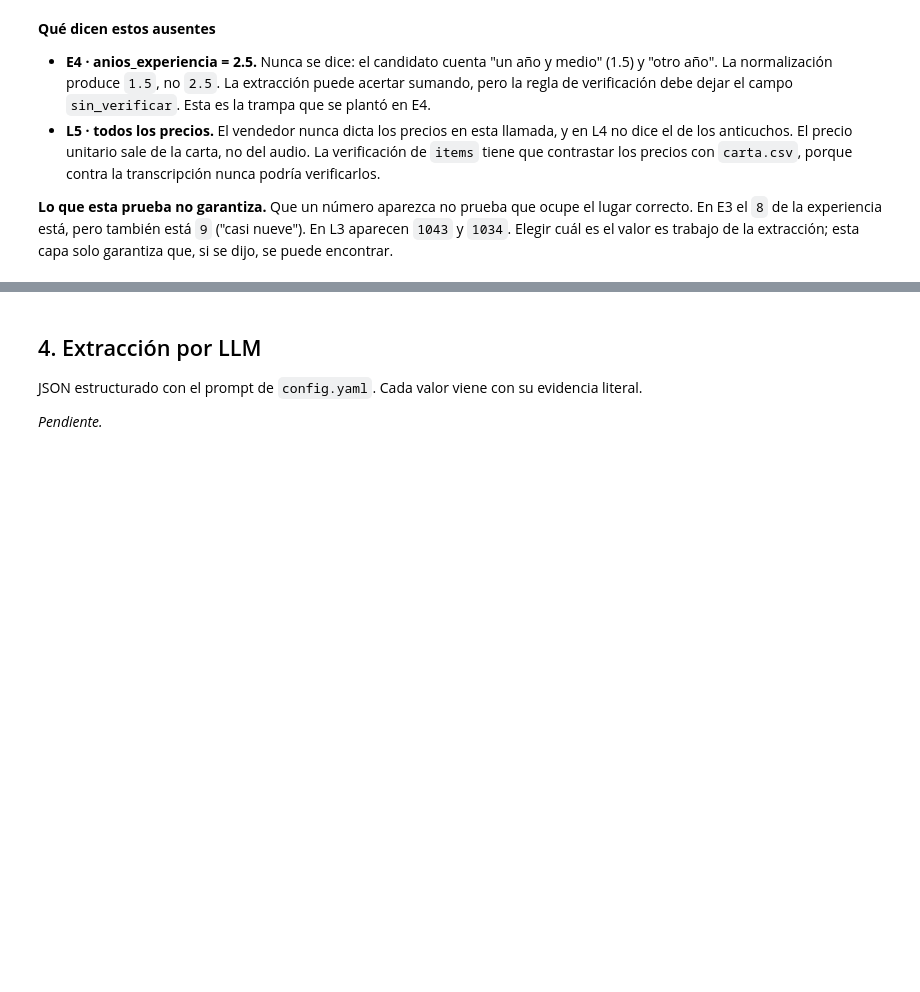
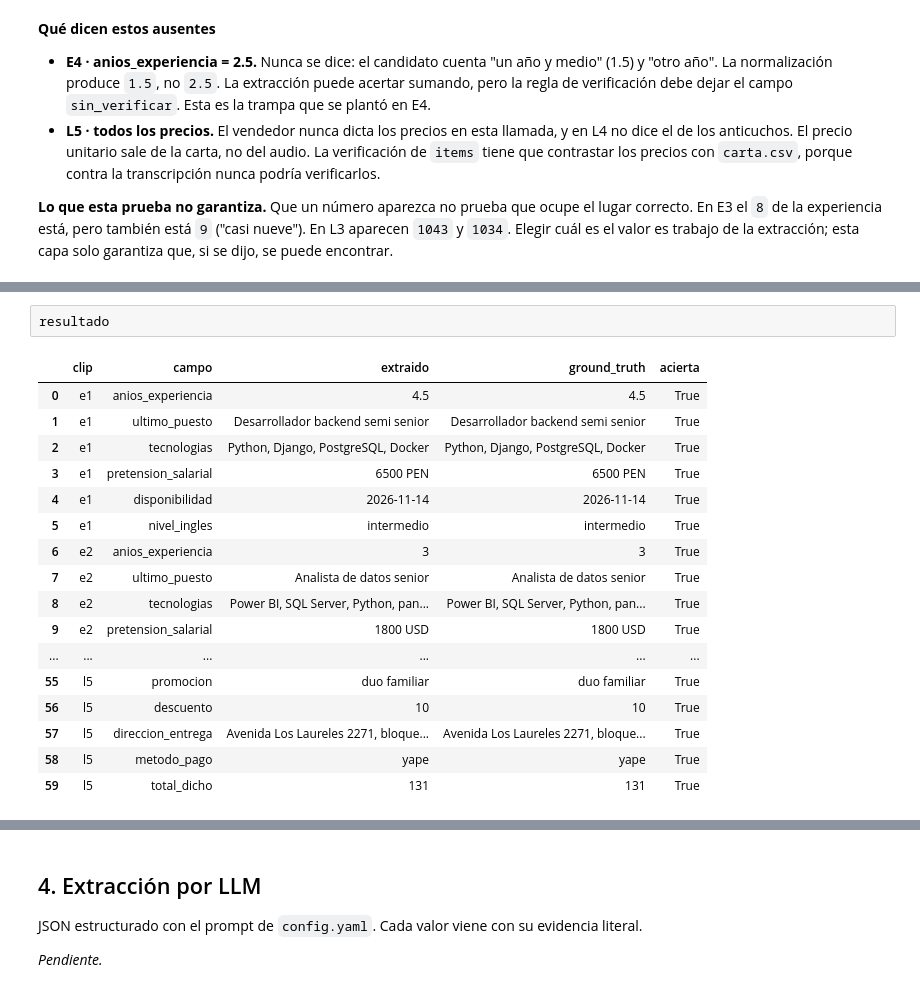
Before and after one commit to mmlis02/HW_05_202602, a Jupyter notebook: notebooks/03_extraccion.ipynb, the cells around one changed output, grey strips where cells are left out. Drawn from its saved outputs; the diff is of its cells as text; blank space fills up the shorter version.

```diff
--- a/notebooks/03_extraccion.ipynb
+++ b/notebooks/03_extraccion.ipynb
@@ -308,0 +362,20 @@ Expresiones regulares por campo.
+# %%
+resultado
+# %% [output]
+|  | clip | campo | extraido | ground_truth | acierta |
+| 0 | e1 | anios_experiencia | 4.5 | 4.5 | True |
+| 1 | e1 | ultimo_puesto | Desarrollador backend semi senior | Desarrollador backend semi senior | True |
+| 2 | e1 | tecnologias | Python, Django, PostgreSQL, Docker | Python, Django, PostgreSQL, Docker | True |
+| 3 | e1 | pretension_salarial | 6500 PEN | 6500 PEN | True |
+| 4 | e1 | disponibilidad | 2026-11-14 | 2026-11-14 | True |
+| 5 | e1 | nivel_ingles | intermedio | intermedio | True |
+| 6 | e2 | anios_experiencia | 3 | 3 | True |
+| 7 | e2 | ultimo_puesto | Analista de datos senior | Analista de datos senior | True |
+| 8 | e2 | tecnologias | Power BI, SQL Server, Python, pan... | Power BI, SQL Server, Python, pan... | True |
+| 9 | e2 | pretension_salarial | 1800 USD | 1800 USD | True |
+| ... | ... | ... | ... | ... | ... |
+| 55 | l5 | promocion | duo familiar | duo familiar | True |
+| 56 | l5 | descuento | 10 | 10 | True |
+| 57 | l5 | direccion_entrega | Avenida Los Laureles 2271, bloque... | Avenida Los Laureles 2271, bloque... | True |
+| 58 | l5 | metodo_pago | yape | yape | True |
+| 59 | l5 | total_dicho | 131 | 131 | True |
```
Also changed, not shown: parts of 25 cells of this notebook.
